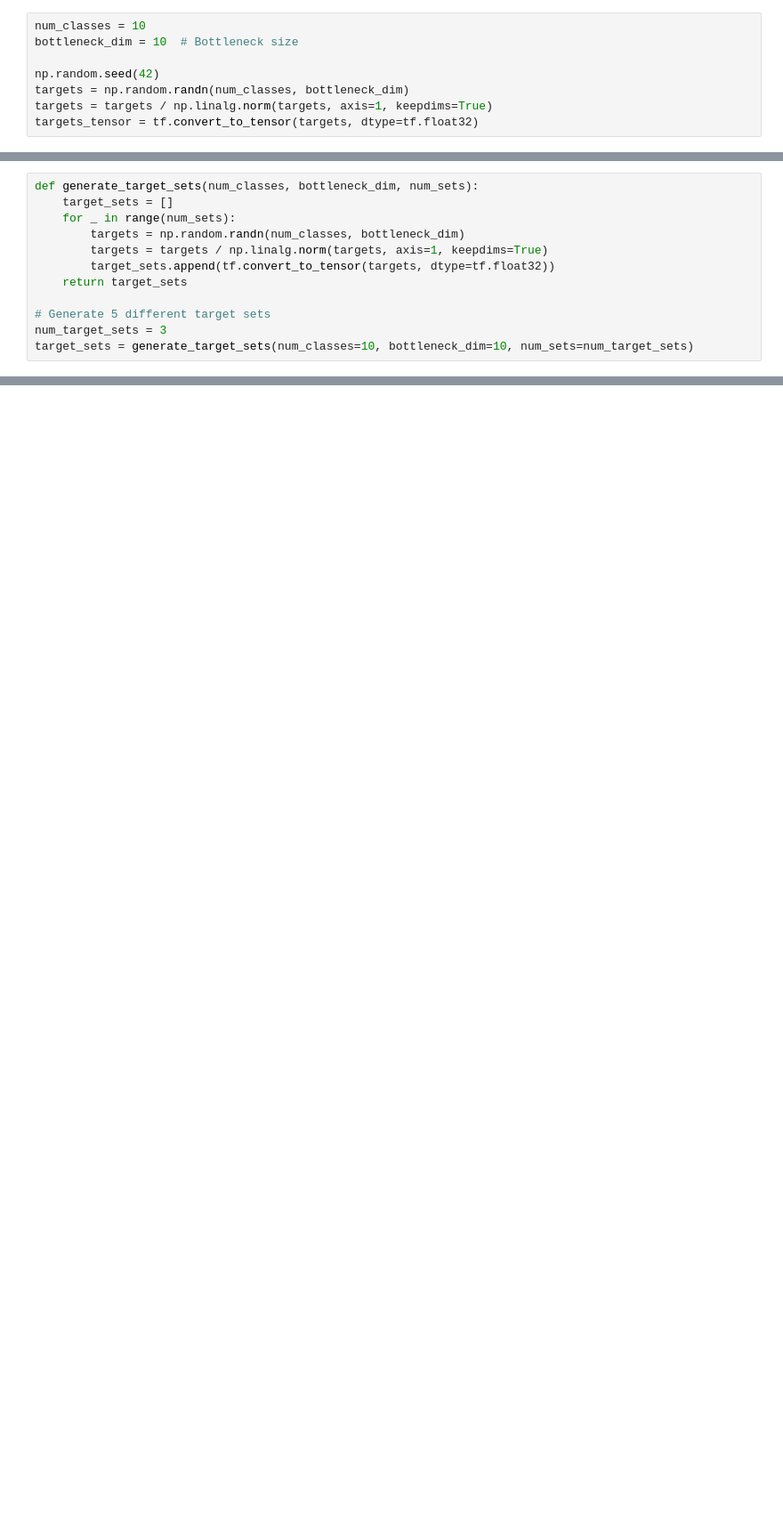
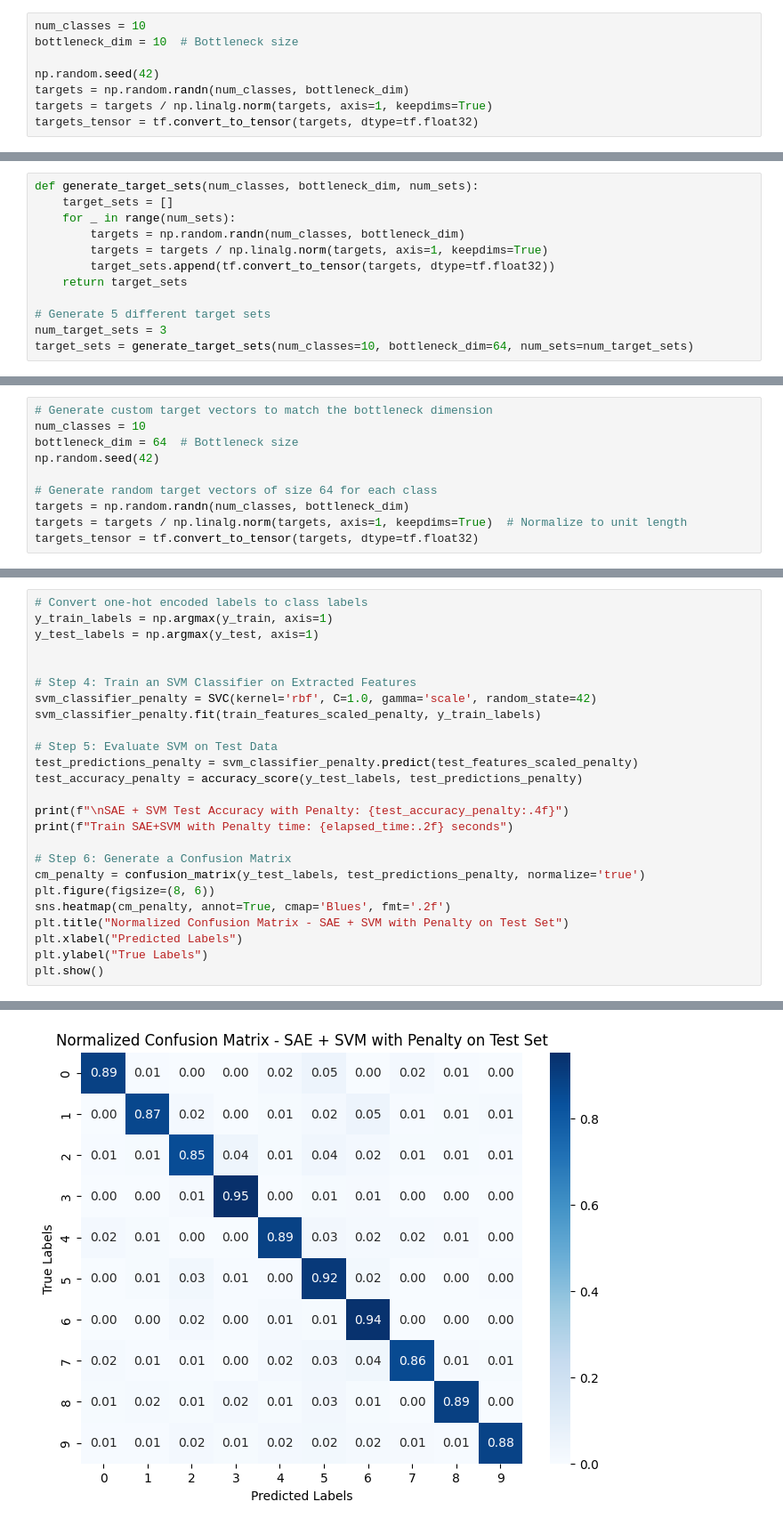
Before and after one commit to Charles980903/Proj2, a Jupyter notebook: Another_copy_of_Untitled5.ipynb, the cells around one changed output, grey strips where cells are left out. Shown at 89% size. Saved outputs shown, nothing was run; the diff lists cells and outputs as text; blank space fills up the shorter version.

```diff
--- a/Another_copy_of_Untitled5.ipynb
+++ b/Another_copy_of_Untitled5.ipynb
@@ -987,6 +961,6 @@ def generate_target_sets(num_classes, bottleneck_dim, num_sets):
 
 # Generate 5 different target sets
 num_target_sets = 3
-target_sets = generate_target_sets(num_classes=10, bottleneck_dim=10, num_sets=num_target_sets)
+target_sets = generate_target_sets(num_classes=10, bottleneck_dim=64, num_sets=num_target_sets)
 # %%
 # Define lambda values
@@ -1124,0 +1084,10 @@ plt.show()
+# %%
+# Generate custom target vectors to match the bottleneck dimension
+num_classes = 10
+bottleneck_dim = 64  # Bottleneck size
+np.random.seed(42)
+
+# Generate random target vectors of size 64 for each class
+targets = np.random.randn(num_classes, bottleneck_dim)
+targets = targets / np.linalg.norm(targets, axis=1, keepdims=True)  # Normalize to unit length
+targets_tensor = tf.convert_to_tensor(targets, dtype=tf.float32)
@@ -1124,0 +1189,26 @@ plt.show()
+# %%
+# Convert one-hot encoded labels to class labels
+y_train_labels = np.argmax(y_train, axis=1)
+y_test_labels = np.argmax(y_test, axis=1)
+
+
+# Step 4: Train an SVM Classifier on Extracted Features
+svm_classifier_penalty = SVC(kernel='rbf', C=1.0, gamma='scale', random_state=42)
+svm_classifier_penalty.fit(train_features_scaled_penalty, y_train_labels)
+
+# Step 5: Evaluate SVM on Test Data
+test_predictions_penalty = svm_classifier_penalty.predict(test_features_scaled_penalty)
+test_accuracy_penalty = accuracy_score(y_test_labels, test_predictions_penalty)
+
+print(f"\nSAE + SVM Test Accuracy with Penalty: {test_accuracy_penalty:.4f}")
+print(f"Train SAE+SVM with Penalty time: {elapsed_time:.2f} seconds")
+
+# Step 6: Generate a Confusion Matrix
+cm_penalty = confusion_matrix(y_test_labels, test_predictions_penalty, normalize='true')
+plt.figure(figsize=(8, 6))
+sns.heatmap(cm_penalty, annot=True, cmap='Blues', fmt='.2f')
+plt.title("Normalized Confusion Matrix - SAE + SVM with Penalty on Test Set")
+plt.xlabel("Predicted Labels")
+plt.ylabel("True Labels")
+plt.show()
+# %% [output]
@@ -1124,0 +1217 @@ plt.show()
+[figure, added]
```
Also changed, not shown: parts of 19 cells of this notebook.
